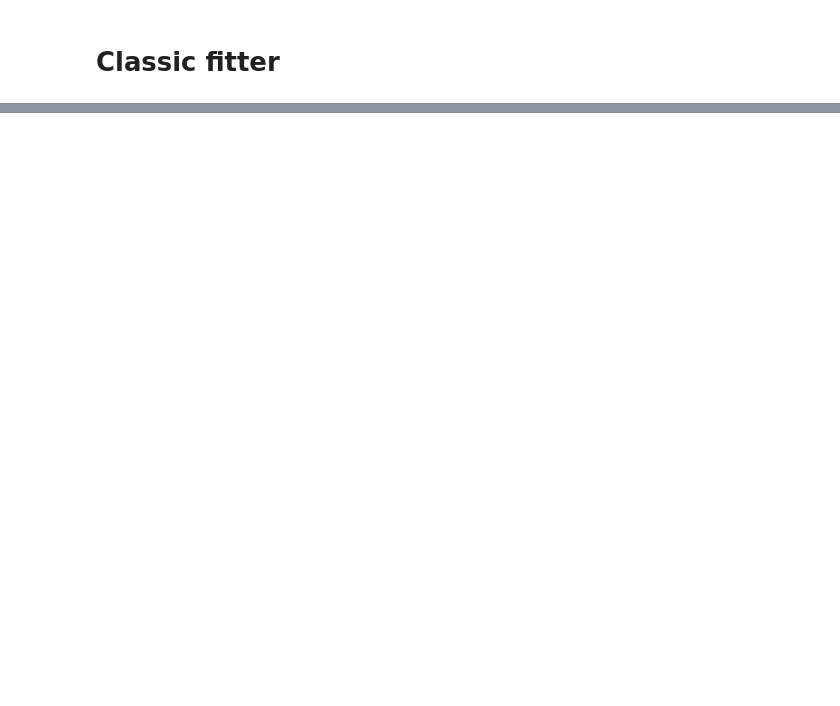
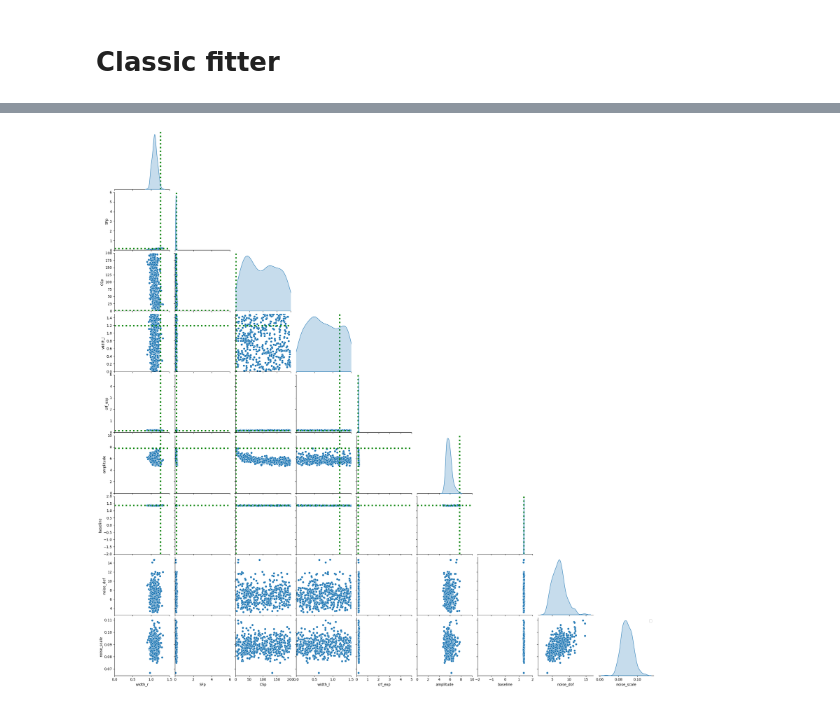
Before and after one commit to mdaghlian/braincoder_bprf, a Jupyter notebook: notebooks/work_in_progress/CSENF_mcmc_UNIFORM.ipynb, the cells around one changed output, grey strips where cells are left out. Saved outputs shown, nothing was run; the diff lists cells and outputs as text; code cells hidden in the pictures; blank space fills up the shorter version.

```diff
--- a/notebooks/work_in_progress/CSENF_mcmc_UNIFORM.ipynb
+++ b/notebooks/work_in_progress/CSENF_mcmc_UNIFORM.ipynb
@@ -240,3 +333,31 @@ for ip,p in enumerate(bfitter.model_labels):
+# %%
+idx = 20
+burn_in = 50
+sns_plot = sns.pairplot(
+    bfitter.mcmc_sampler[idx].iloc[burn_in:,:],
+    # plot_kws={'color':rsq_cols[burn_in:,:]},
+    corner=True,
+    diag_kind='kde'
+)
+# sns_plot.map_lower(sns.kdeplot, levels=4, color=0.2)
+# sns_plot.
+
+edit_pair_plot(
+    sns_plot.axes,
+    lines_dict=parameters.iloc[idx,:].to_dict(),
+    lim_dict=bounds,
+    color='g', linestyle=':', lw=4, label='Truth'
+)
+# edit_pair_plot(
+#     sns_plot.axes, init_pars.iloc[idx,:].to_dict(), color='c', linestyle=':', lw=4,
+# )
+# edit_pair_plot(
+#     sns_plot.axes, refined_pars.iloc[idx,:].to_dict(), color='r', linestyle=':', lw=4,
+# )
+plt.legend()
+plt.show()
+# %% [output]
+[figure, added]
 # %%
 step_sizes = [.00001,  0.001, 0.005, 0.01, 0.05]
 unrolled_steps = [1, 2, 3]
```
Also changed, not shown: parts of 16 cells of this notebook, 1 other file.
